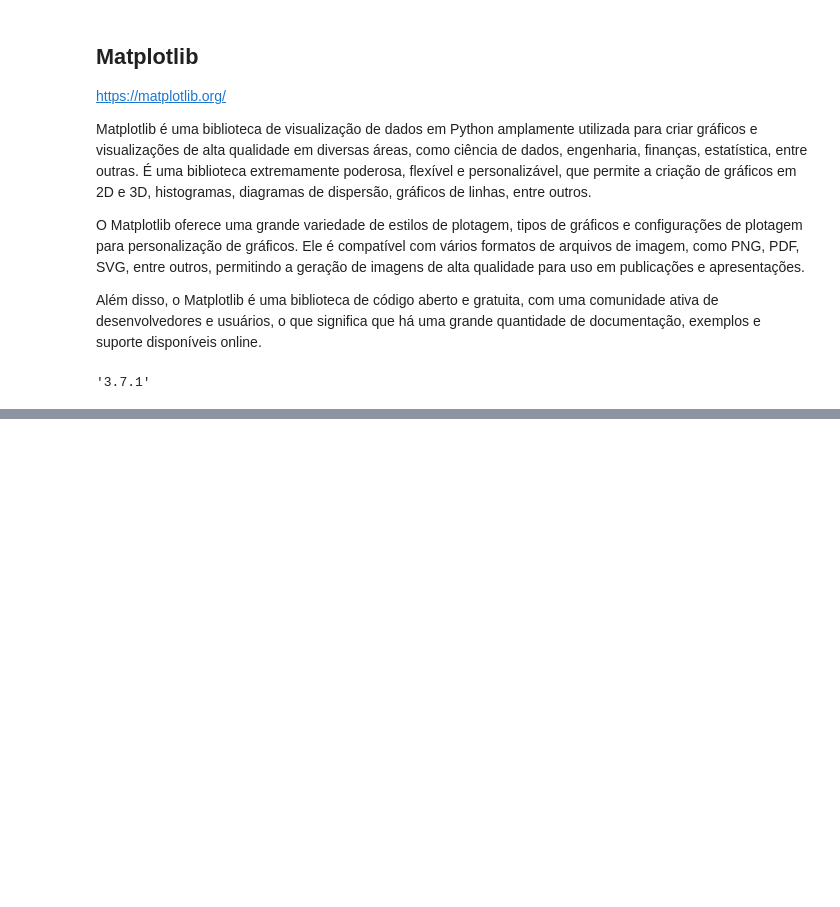
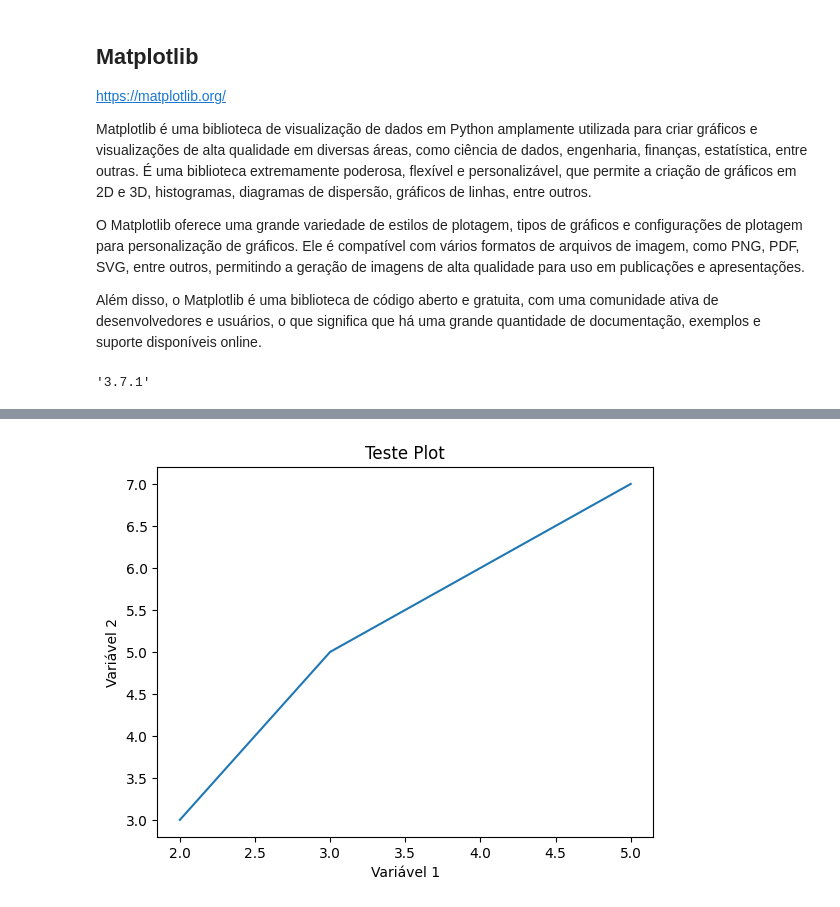
Before and after one commit to GChandrone/PythonDSA, a Jupyter notebook: Cap11/DSA-Python-Cap11-Matplotlib.ipynb, the cells around one changed output, grey strips where cells are left out. Drawn from its saved outputs; the diff is of its cells as text; code cells hidden in the pictures; blank space fills up the shorter version.

```diff
--- a/Cap11/DSA-Python-Cap11-Matplotlib.ipynb
+++ b/Cap11/DSA-Python-Cap11-Matplotlib.ipynb
@@ -25,0 +47,8 @@ mpl.__version__
+# %%
+plt.plot(x,y)
+plt.xlabel('Variável 1')
+plt.ylabel('Variável 2')
+plt.title('Teste Plot')
+plt.show()
+# %% [output]
+[figure, added]
```
Also changed, not shown: parts of 6 cells of this notebook.
